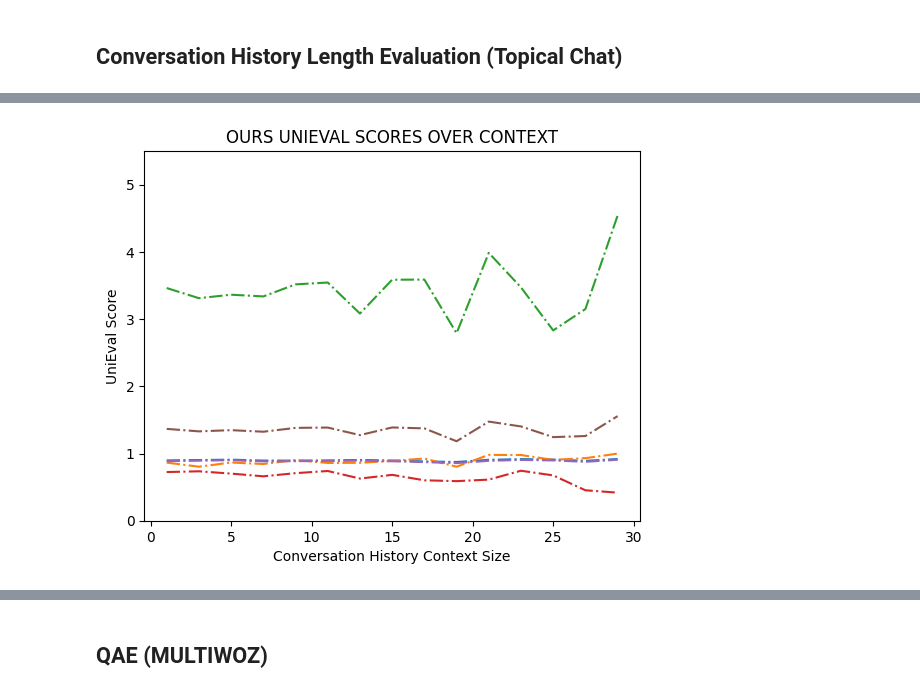
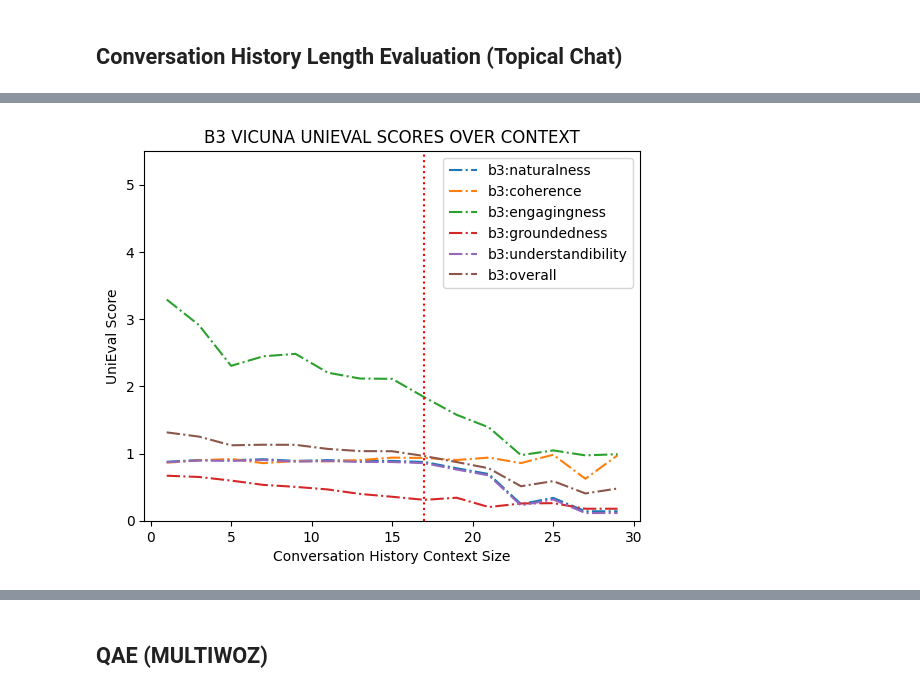
Before and after one commit to TrevorAshby/Topic-Responder, a Jupyter notebook: V2/evaluation/analysis_mini.ipynb, the cells around one changed output, grey strips where cells are left out. Saved outputs shown, nothing was run; the diff lists cells and outputs as text; code cells hidden in the pictures.

```diff
--- a/V2/evaluation/analysis_mini.ipynb
+++ b/V2/evaluation/analysis_mini.ipynb
@@ -2,8 +2,9 @@
 import json
 import matplotlib.pyplot as plt
 # %%
-ds = json.loads(open('./eval_final2_01012024_complete_hist.json', 'r').read())
-ds_tiage = json.loads(open('./eval_final2_01012024_complete_tiage.json', 'r').read())
-ds_multiwoz = json.loads(open('./eval_final2_01022024_complete_multiwoz.json').read())
+ds = json.loads(open('./EVAL_FINAL_01282024_b1-4_topical_test_freq.json', 'r').read())
+ds2 = json.loads(open('./EVAL_FINAL_01272024_b1-4_topical_valid_freq.json', 'r').read())
+ds_tiage = json.loads(open('./EVAL_FINAL_01282024_b1-4_tiage.json', 'r').read())
+ds_multiwoz = json.loads(open('./EVAL_FINAL_01282024_b1-4_multiwoz.json').read())
 # %% [markdown]
 accumulative turn scores
@@ -230,12 +900,16 @@ plt.show()
 questions_as_response_ours = []
 questions_as_response_b1 = []
 questions_as_response_b2 = []
+questions_as_response_b3 = []
+questions_as_response_b4 = []
 total_instances = 0
-for inst in ds:
-    for i in ds[inst]:
+for inst in ds_tiage:
+    for i in ds_tiage[inst]:
         ours = i['ours']
         b1 = i['b1(vanilla)']
         b2 = i['b2(ott)']
+        b3 = i['b3(vicuna)']
+        b4 = i['b4(chatgpt)']
         total_instances += 1
         if '?' in ours['generated']:
             questions_as_response_ours.append(i)
@@ -243,3 +917,13 @@ for inst in ds:
             questions_as_response_b1.append(i)
         if '?' in b2['generated']:
             questions_as_response_b2.append(i)
+        if '?' in b3['generated']:
+            questions_as_response_b3.append(i)
+        if '?' in b4['generated']:
+            questions_as_response_b4.append(i)
+
+print(f'Ours: {len(questions_as_response_ours)}/{total_instances}')
+print(f'B1: {len(questions_as_response_b1)}/{total_instances}')
+print(f'B2: {len(questions_as_response_b2)}/{total_instances}')
+print(f'B3: {len(questions_as_response_b3)}/{total_instances}')
+print(f'B4: {len(questions_as_response_b4)}/{total_instances}')
@@ -533,16 +1116,17 @@ plt.show()
 # %%
-plt.plot([c[0] for c in collection], [c[1][0] for c in collection], '-.', label='ours:naturalness')
-plt.plot([c[0] for c in collection], [c[1][1] for c in collection], '-.', label='ours:coherence')
-plt.plot([c[0] for c in collection], [c[1][2] for c in collection], '-.', label='ours:engagingness')
-plt.plot([c[0] for c in collection], [c[1][3] for c in collection], '-.', label='ours:groundedness')
-plt.plot([c[0] for c in collection], [c[1][4] for c in collection], '-.', label='ours:understandibility')
-plt.plot([c[0] for c in collection], [c[1][5] for c in collection], '-.', label='ours:overall')
-plt.title('OURS UNIEVAL SCORES OVER CONTEXT')
+plt.plot([c[0] for c in collection], [c[4][0] for c in collection], '-.', label='b3:naturalness')
+plt.plot([c[0] for c in collection], [c[4][1] for c in collection], '-.', label='b3:coherence')
+plt.plot([c[0] for c in collection], [c[4][2] for c in collection], '-.', label='b3:engagingness')
+plt.plot([c[0] for c in collection], [c[4][3] for c in collection], '-.', label='b3:groundedness')
+plt.plot([c[0] for c in collection], [c[4][4] for c in collection], '-.', label='b3:understandibility')
+plt.plot([c[0] for c in collection], [c[4][5] for c in collection], '-.', label='b3:overall')
+plt.axvline(x=17, ls=':', color='red')
+plt.title('B3 VICUNA UNIEVAL SCORES OVER CONTEXT')
 plt.xlabel('Conversation History Context Size')
 plt.ylabel('UniEval Score')
 plt.ylim(0, 5.5)
-# plt.legend()
+plt.legend()
 plt.show()
 # %% [output]
-[figure, old version]
+[figure, new version]
 # %%
```
Also changed, not shown: parts of 62 cells of this notebook, 33 other files.
